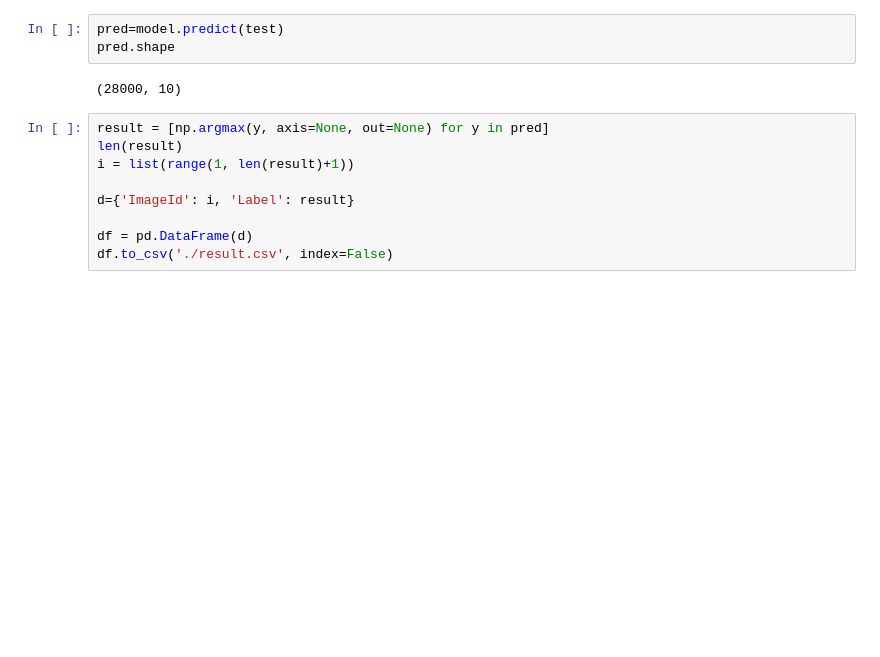
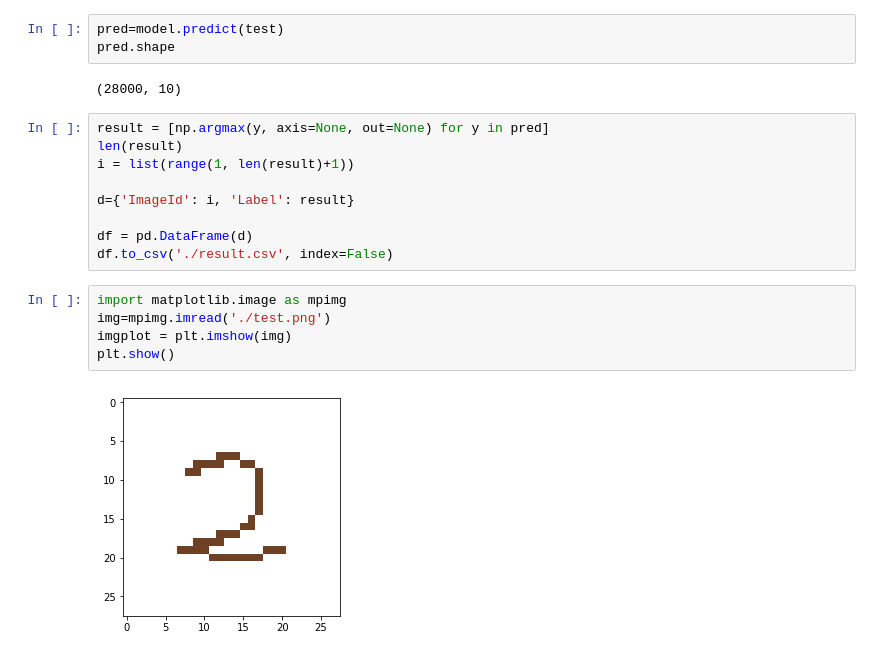
Before and after one commit to zhaoyi0113/machine-learning, a Jupyter notebook: kaggle/digit-recognizer/neural_network.ipynb, the cells around one changed output. Drawn from its saved outputs; the diff is of its cells as text; blank space fills up the shorter version.

```diff
--- a/kaggle/digit-recognizer/neural_network.ipynb
+++ b/kaggle/digit-recognizer/neural_network.ipynb
@@ -92,3 +117,10 @@ d={'ImageId': i, 'Label': result}
 
 df = pd.DataFrame(d)
 df.to_csv('./result.csv', index=False)
+# %%
+import matplotlib.image as mpimg
+img=mpimg.imread('./test.png')
+imgplot = plt.imshow(img)
+plt.show()
+# %% [output]
+[figure, added]
```
Also changed, not shown: parts of 5 cells of this notebook, 1 other file.
